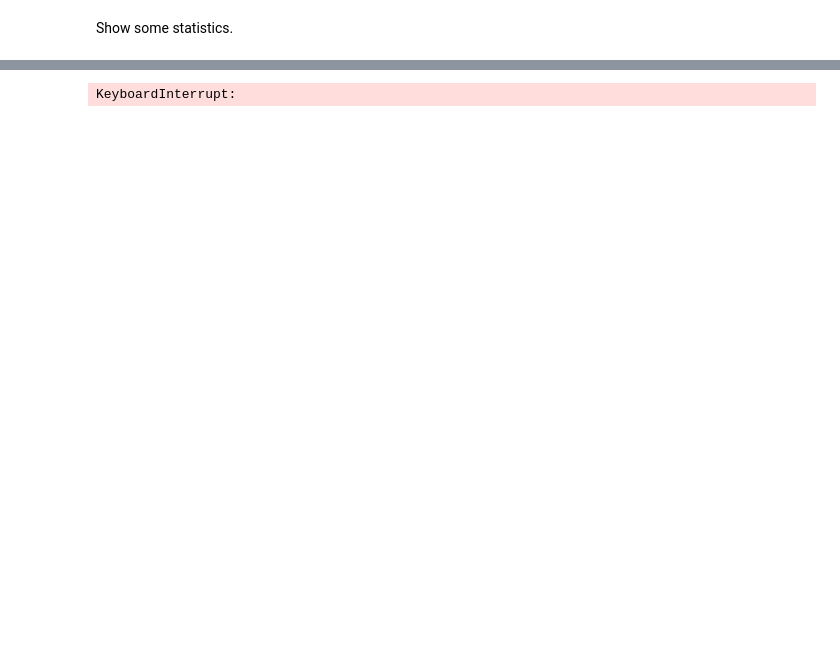
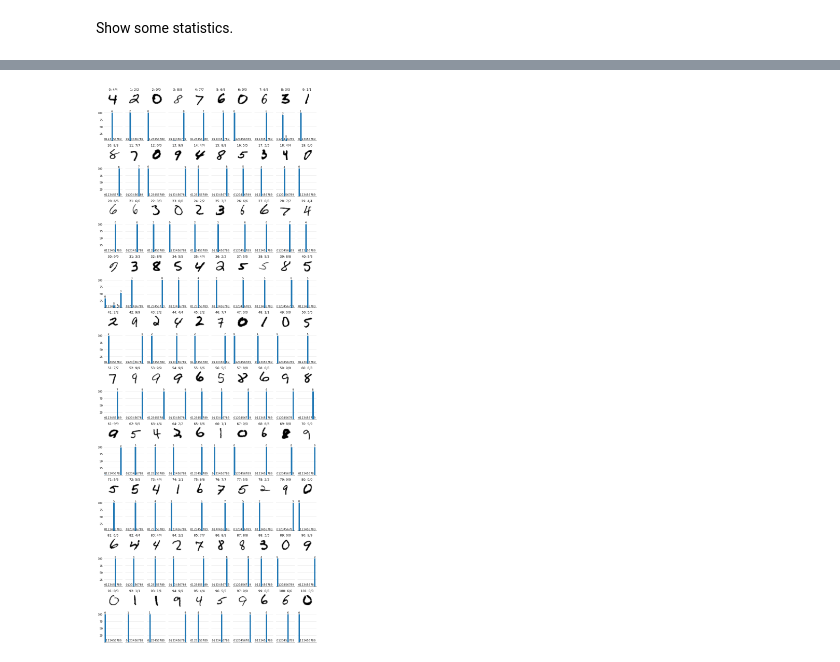
Before and after one commit to fau-masters-collected-works-cgarbin/decision-threshold-effect-on-accuracy, a Jupyter notebook: softmax-thresholds.ipynb, the cells around one changed output, grey strips where cells are left out. Saved outputs shown, nothing was run; the diff lists cells and outputs as text; code cells hidden in the pictures; blank space fills up the shorter version.

```diff
--- a/softmax-thresholds.ipynb
+++ b/softmax-thresholds.ipynb
@@ -378,4 +388,4 @@ draw_digits_histogram(probability_le_threshold)
 # %%
-draw_digits_histogram(probability_gt_threshold)
+draw_digits_histogram(probability_gt_threshold[:30])
 # %% [output]
-KeyboardInterrupt:
+[figure, added]
```
Also changed, not shown: parts of 6 cells of this notebook.
